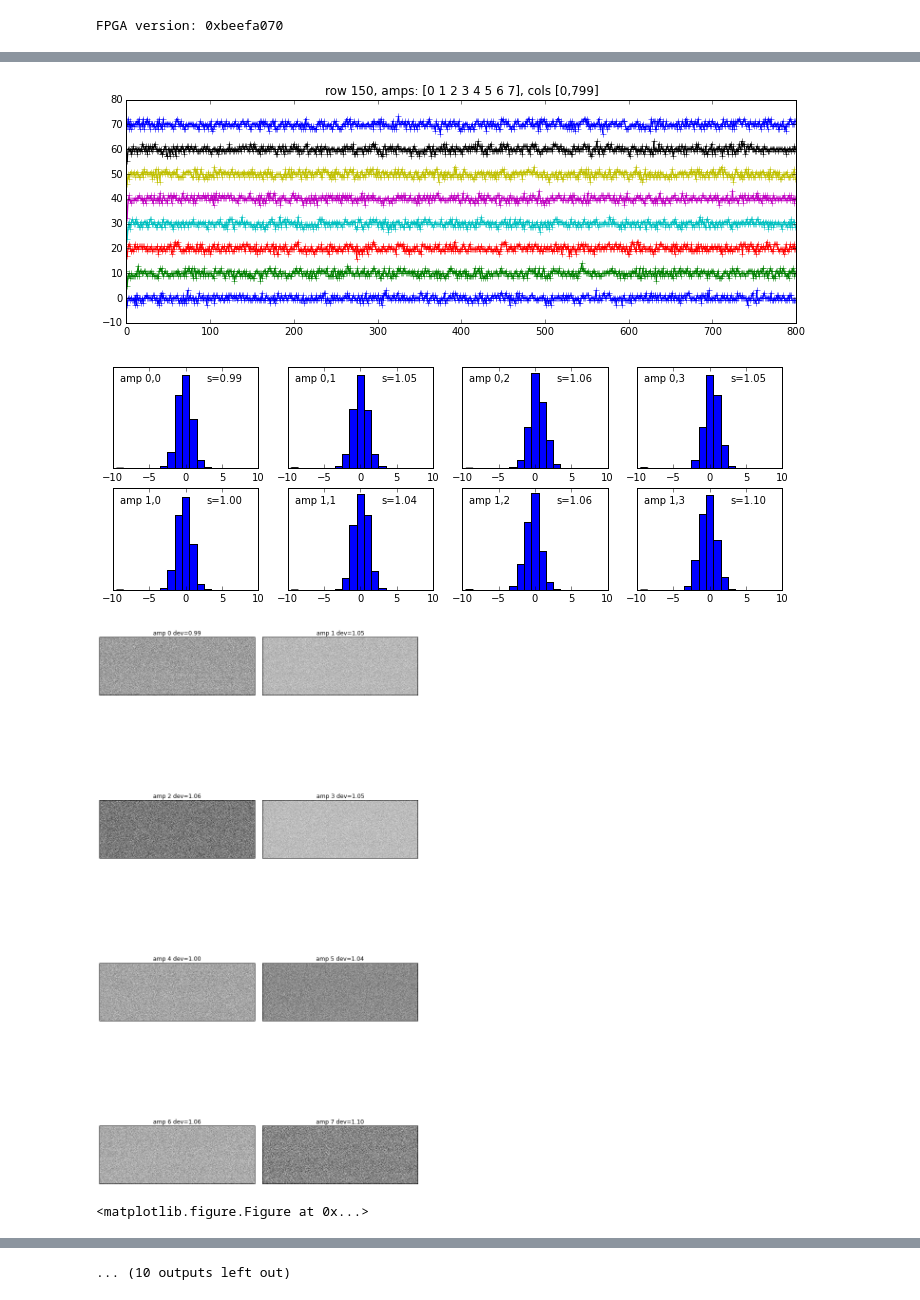
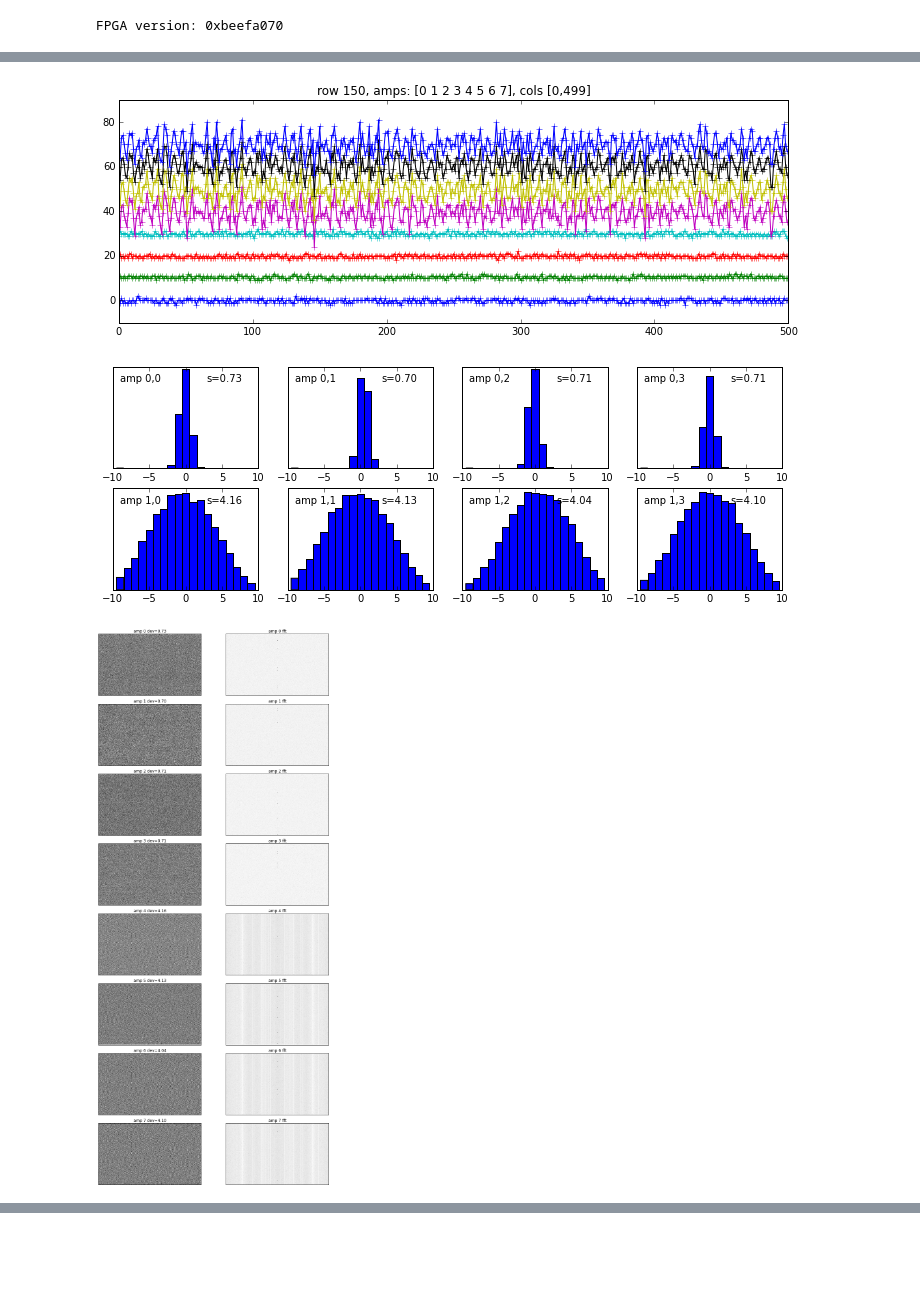
Before and after one commit to Subaru-PFS/ics_xcu_fpga, a Jupyter notebook: notebooks/ccdControl.ipynb, the cells around one changed output, grey strips where cells are left out. Saved outputs shown, nothing was run; the diff lists cells and outputs as text; code cells hidden in the pictures; blank space fills up the shorter version.

```diff
--- a/notebooks/ccdControl.ipynb
+++ b/notebooks/ccdControl.ipynb
@@ -50,7 +95,7 @@ reload(fpgaMod)
 reload(fpgaMod.ccd)
 reload(fpgaMod)
 
-ccd = fpgaMod.CCD(adc18bit=2)  # adc18bit=2 reads the low bits.
+ccd = fpgaMod.CCD(adc18bit=1)  # adc18bit=2 reads the low bits.
 ccd.pciReset()
 print "FPGA version: 0x%08x" % (ccd.peekWord(0))
 # %% [output]
@@ -178,39 +234,60 @@ reload(clocks_002)
 reload(clocks)
 pfsClocks = clocks_002.standardClocks
 
+goodAmps = np.arange(8) #[3,4,5,6, 7] # np.arange(8)
+badAmps = []
+
+# fee.raw('sb,SWn,ch1,0.0')
+
 nrows = 300                # How many rows to read out.
-ncols = 800
-pcols = np.arange(ncols)   # Which cols to plot
+ncols = 500
+selectRows = None #slice(5,None)
+selectCols = None # slice(5,5)
+pcols = np.arange(0,ncols)    # Which cols to plot
+statCols = np.arange(10,ncols) # Which cols to use for stats
 prow = (nrows+1)/2
 prows = [1, 5, prow]       # which rows to plot
 fftAmps = []
-dropRows = 1
 
 figWidth = 12
 
-argDict = dict(everyNRows=nrows-1, ampList=goodAmps, cols=pcols, ccd=ccd)
+argDict = dict(everyNRows=500, ampList=goodAmps, cols=statCols, ccd=ccd)
 
-im, files = ccd.readImage(nrows=nrows, ncols=ncols,
-                          rowFunc=False, rowFuncArgs=argDict,
-                          clockFunc=pfsClocks)
+doFile = '/data/pfs/2015-06-02/PFSA-00000954.fits'
+if doFile:
+    im = fitsio.read(doFile)
+else:
+    im, files = ccd.readImage(nrows=nrows, ncols=ncols,
+                              rowFunc=ccdFuncs.rowStats, rowFuncArgs=argDict,
+                              clockFunc=pfsClocks, doSave=True)
+if selectRows is not None:
+    im = im[selectRows]
+if selectCols is not None:
+    im = im[:,selectCols]
+
 im = im.astype('i4')
-hi_w = np.where(im > 60000)
+hi_w = np.where(im > 65500)
 im[hi_w] -= 65535
+amp4Mask = ccd.ampidx(5, im)
 #amp6Mask = ccd.ampidx(6, im)
 #im[:, amp6Mask] -= im[:, amp6Mask].mean()
 #im[:, amp6Mask] += im[:, ccd.ampidx(4, im)].mean()
 
-means,devs = nbFuncs.ampStats(im, ccd=ccd, cols=np.arange(10,ncols))
+means,devs = nbFuncs.ampStats(im, ccd=ccd, cols=statCols)
 print "means:", nbFuncs.fmtArr(means, format="%0.3f")
 print "devs: ", nbFuncs.fmtArr(devs, format="%0.3f")
+med4 = np.median(im[prow, amp4Mask])
+max4 = np.max(im[prow, amp4Mask])
+min4 = np.min(im[prow, amp4Mask])
 
-if dropRows > 0:
-    im = im[:-dropRows]
+print "peak: ", med4, min4, max4, max4-med4
+
 # print "shape: %s dtype: %s" % (str(im.shape), im.dtype)
 
-path = files[0]
-imName = '/'.join(path.split('/')[-2:])
-print "file: %s" % (path)
+if len(files) > 0:
+    path = files[0]
+    imName = '/'.join(path.split('/')[-2:])
+    print "file: %s" % (path)
 
 #focusAmp = 0             # Which amp to focus on
 #focusMask = ccd.ampidx(focusAmp, im)[pcols]
@@ -219,7 +296,12 @@ print "file: %s" % (path)
 nbFuncs.plotRows(im, prows, imName=imName, figWidth=figWidth, pixRange=None)
 
 # plot one row for each the "good" amps
-nbFuncs.plotAmps(im, amps=goodAmps, row=prow, cols=pcols, plotOffset=10, figWidth=figWidth)
+f = plt.figure('plotAmps')
+peaks = None # np.arange(1, ncols, 50)
+nbFuncs.plotAmps(im, amps=goodAmps, row=prow, cols=pcols,
+                 plotOffset=10, fig=f, figWidth=figWidth, peaks=peaks)
+
+# f.axes[0].set_ylim(-50, 150)
 
 # plot any bad amps individually
 for a in badAmps:
@@ -229,9 +311,9 @@ for a in badAmps:
 hists = nbFuncs.ampHistGrid(im, ccd, cols=pcols, histRange=20, figWidth=figWidth)
 
 # show a grid of raw amp images.
-nbFuncs.rawAmpGrid(im, ccd, cols=pcols, figWidth=figWidth)
+nbFuncs.rawAmpGrid(im, ccd, cols=pcols, figWidth=figWidth, showFfts=True)
 
-fftAmps = np.arange(8) # [1,2,5] # [5,6]
+fftAmps = [] # np.arange(8) # [1,2,5] # [5,6]
 if len(fftAmps) > 0:
 
     fftFig = plt.figure(figsize=(figWidth, figWidth/4))
@@ -252,4 +335,3 @@ file: /data/pfs/2015-04-14/PFSA-00000760.fits
-[figure, old version]
+[figure, new version]
-[figure, old version]
+[figure, new version]
-[figure, old version]
+[figure, new version]
-<matplotlib.figure.Figure at 0x...>
@@ -268 +337,0 @@ file: /data/pfs/2015-04-14/PFSA-00000760.fits
-... (10 outputs left out)
```
Also changed, not shown: parts of 14 cells of this notebook, 1 other file.
